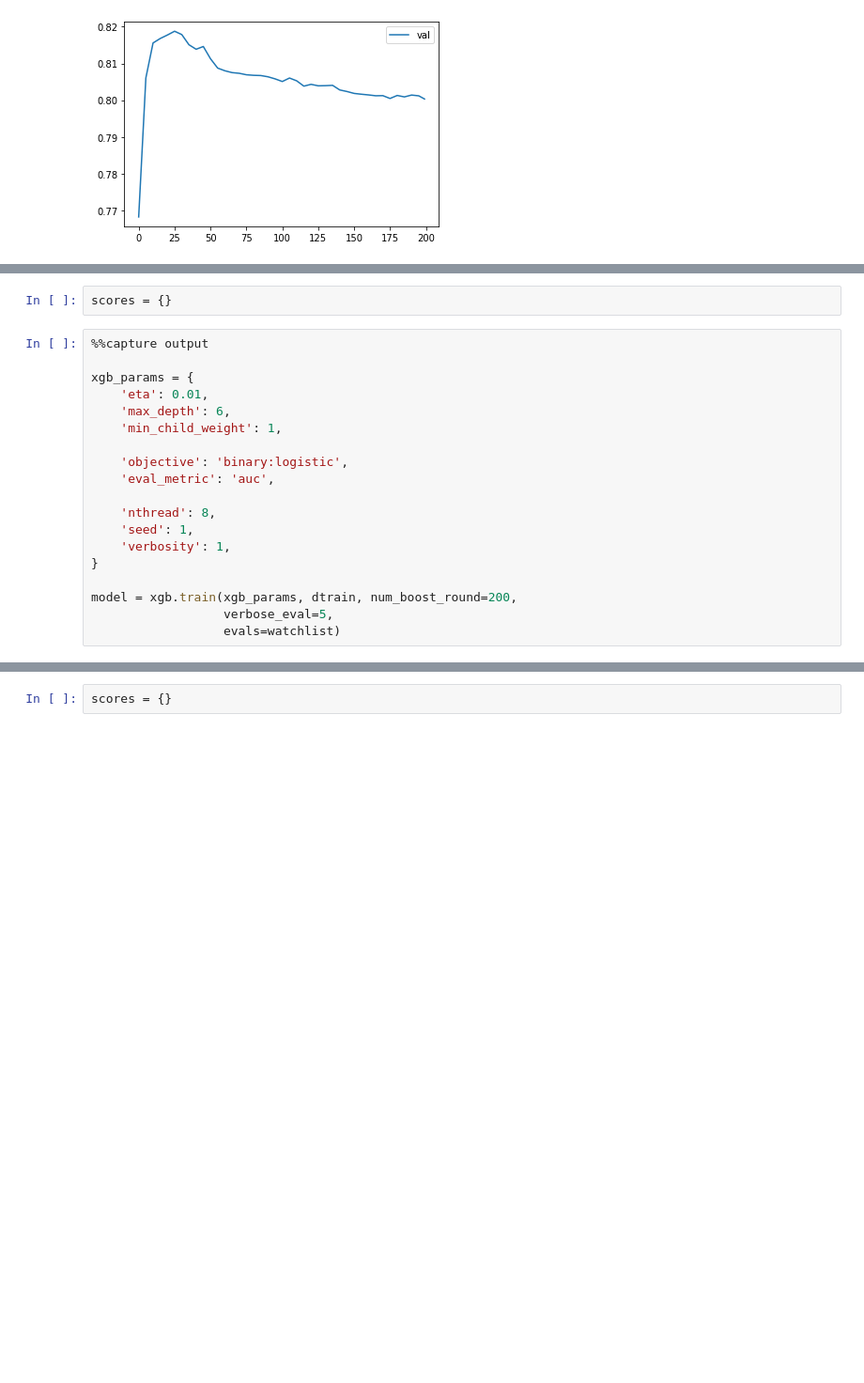
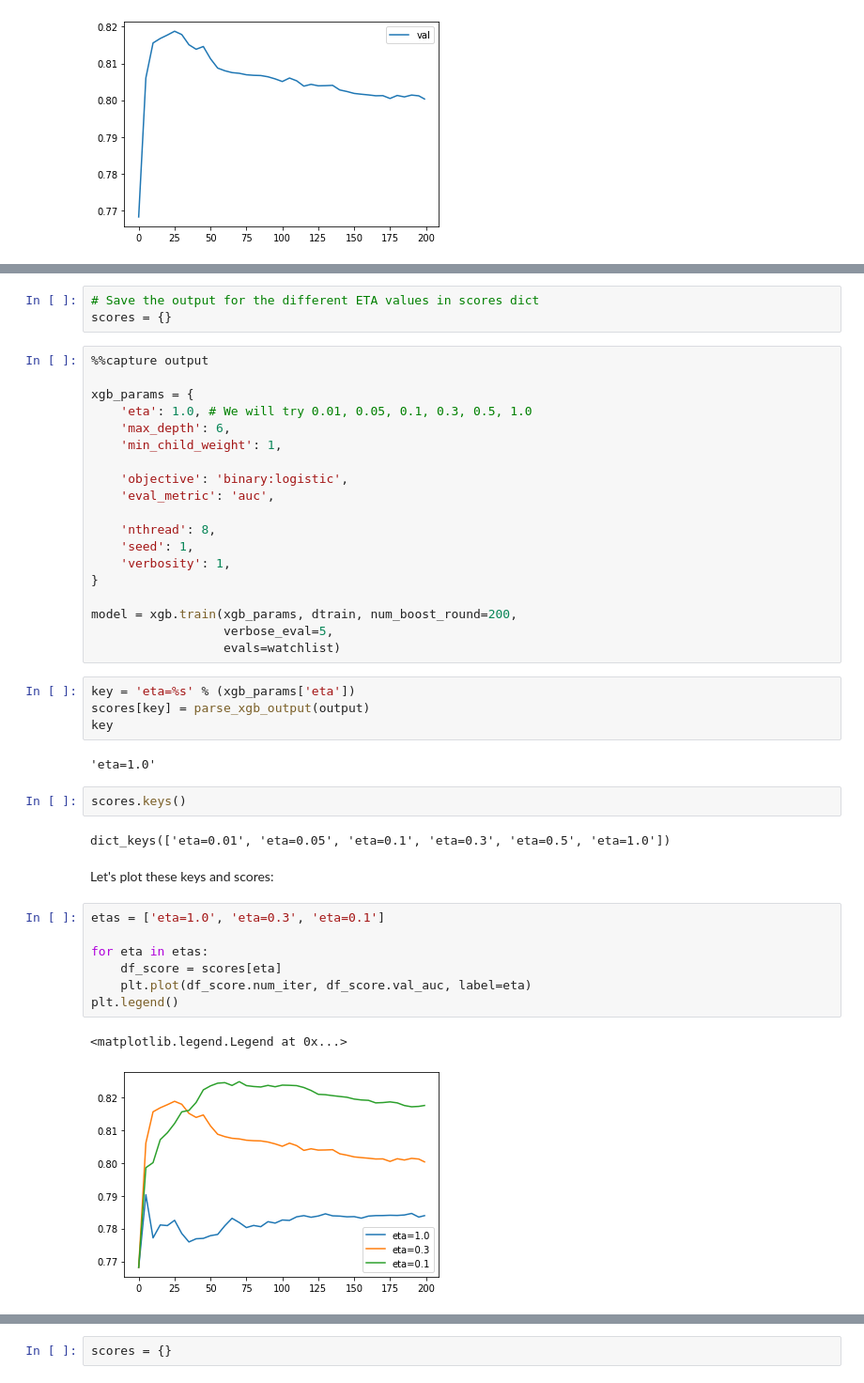
Before and after one commit to drew-two/mlbookcamp-code, a Jupyter notebook: course-zoomcamp/06-trees/notebook.ipynb, the cells around one changed output, grey strips where cells are left out. Shown at 94% size. Cells and saved outputs as stored; diff of their text form; blank space fills up the shorter version.

```diff
--- a/course-zoomcamp/06-trees/notebook.ipynb
+++ b/course-zoomcamp/06-trees/notebook.ipynb
@@ -1431,10 +1472,11 @@ Tuning the following parameters:
 # %%
+# Save the output for the different ETA values in scores dict
 scores = {}
 # %%
 %%capture output
 
 xgb_params = {
-    'eta': 0.01,
+    'eta': 1.0, # We will try 0.01, 0.05, 0.1, 0.3, 0.5, 1.0
     'max_depth': 6,
     'min_child_weight': 1,
 
@@ -1449,3 +1491,25 @@ xgb_params = {
 model = xgb.train(xgb_params, dtrain, num_boost_round=200,
                   verbose_eval=5,
                   evals=watchlist)
+# %%
+key = 'eta=%s' % (xgb_params['eta'])
+scores[key] = parse_xgb_output(output)
+key
+# %% [output]
+'eta=1.0'
+# %%
+scores.keys()
+# %% [output]
+dict_keys(['eta=0.01', 'eta=0.05', 'eta=0.1', 'eta=0.3', 'eta=0.5', 'eta=1.0'])
+# %% [markdown]
+Let's plot these keys and scores:
+# %%
+etas = ['eta=1.0', 'eta=0.3', 'eta=0.1']
+
+for eta in etas:
+    df_score = scores[eta]
+    plt.plot(df_score.num_iter, df_score.val_auc, label=eta)
+plt.legend()
+# %% [output]
+<matplotlib.legend.Legend at 0x...>
+[figure, added]
```
Also changed, not shown: parts of 52 cells of this notebook.
